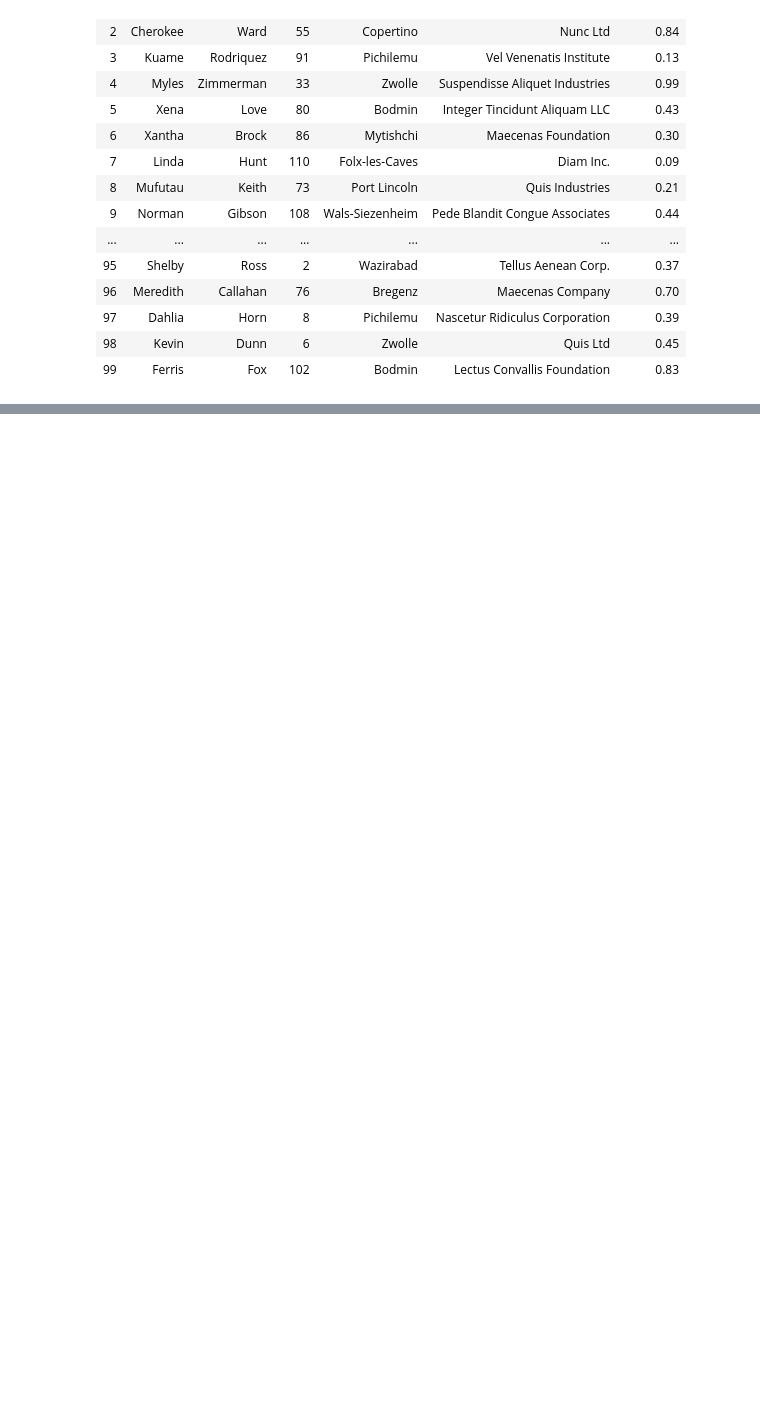
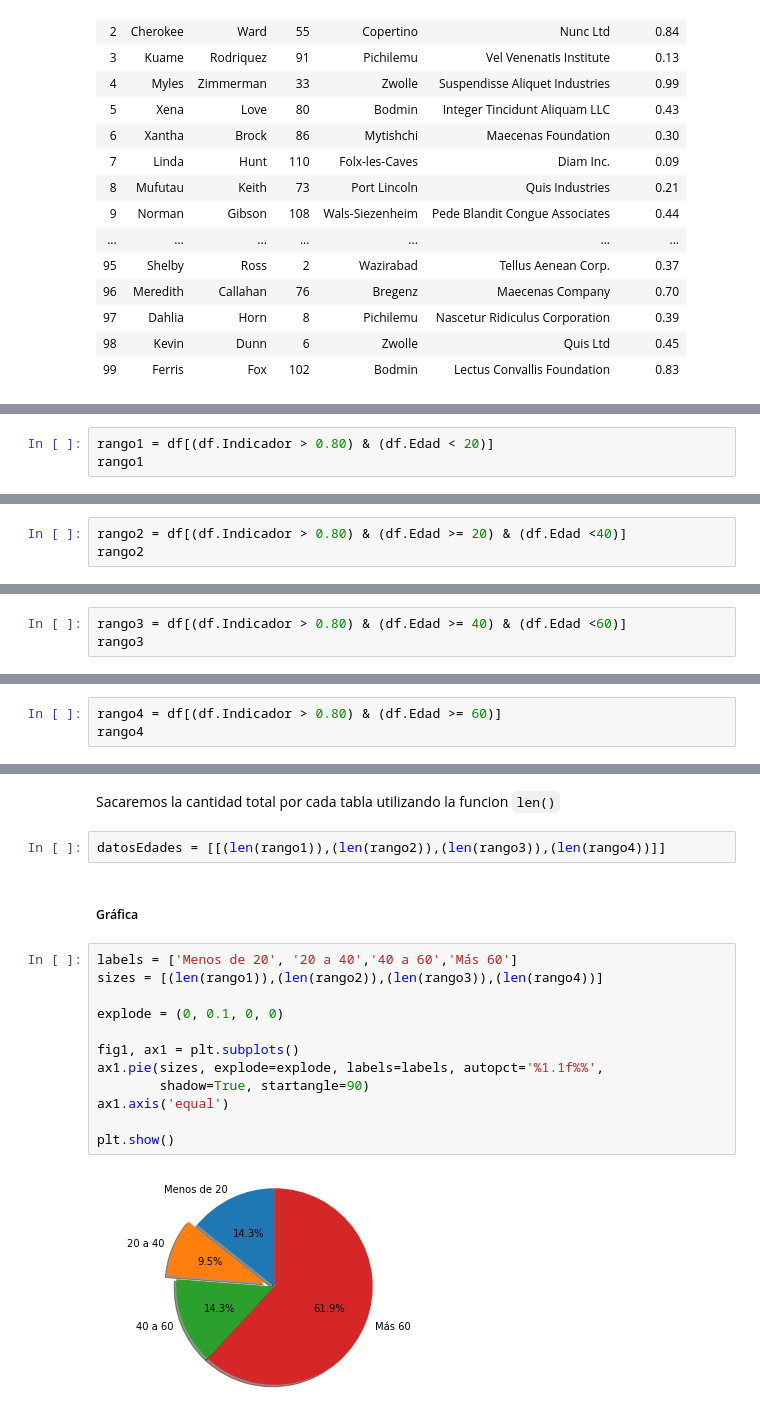
Before and after one commit to DevPhantomUNAM/Proyecto_Final_Analisis-Datos-COVID-Mexico, a Jupyter notebook: Proyecto_Fina_Análisis_Datos_COVID_México.ipynb, the cells around one changed output, grey strips where cells are left out. Drawn from its saved outputs; the diff is of its cells as text; blank space fills up the shorter version.

````diff
--- a/Proyecto_Fina_Análisis_Datos_COVID_México.ipynb
+++ b/Proyecto_Fina_Análisis_Datos_COVID_México.ipynb
@@ -153,0 +239,3 @@
+# %%
+rango1 = df[(df.Indicador > 0.80) & (df.Edad < 20)]
+rango1
@@ -153,0 +249,3 @@
+# %%
+rango2 = df[(df.Indicador > 0.80) & (df.Edad >= 20) & (df.Edad <40)]
+rango2
@@ -153,0 +256,3 @@
+# %%
+rango3 = df[(df.Indicador > 0.80) & (df.Edad >= 40) & (df.Edad <60)]
+rango3
@@ -153,0 +264,3 @@
+# %%
+rango4 = df[(df.Indicador > 0.80) & (df.Edad >= 60)]
+rango4
@@ -153,0 +282,20 @@
+# %% [markdown]
+Sacaremos la cantidad total por cada tabla utilizando la funcion ```len()```
+# %%
+datosEdades = [[(len(rango1)),(len(rango2)),(len(rango3)),(len(rango4))]]
+# %% [markdown]
+##### Gráfica
+# %%
+labels = ['Menos de 20', '20 a 40','40 a 60','Más 60']
+sizes = [(len(rango1)),(len(rango2)),(len(rango3)),(len(rango4))]
+
+explode = (0, 0.1, 0, 0)
+
+fig1, ax1 = plt.subplots()
+ax1.pie(sizes, explode=explode, labels=labels, autopct='%1.1f%%',
+        shadow=True, startangle=90)
+ax1.axis('equal')
+
+plt.show()
+# %% [output]
+[figure, added]
````
Also changed, not shown: parts of 40 cells of this notebook.
